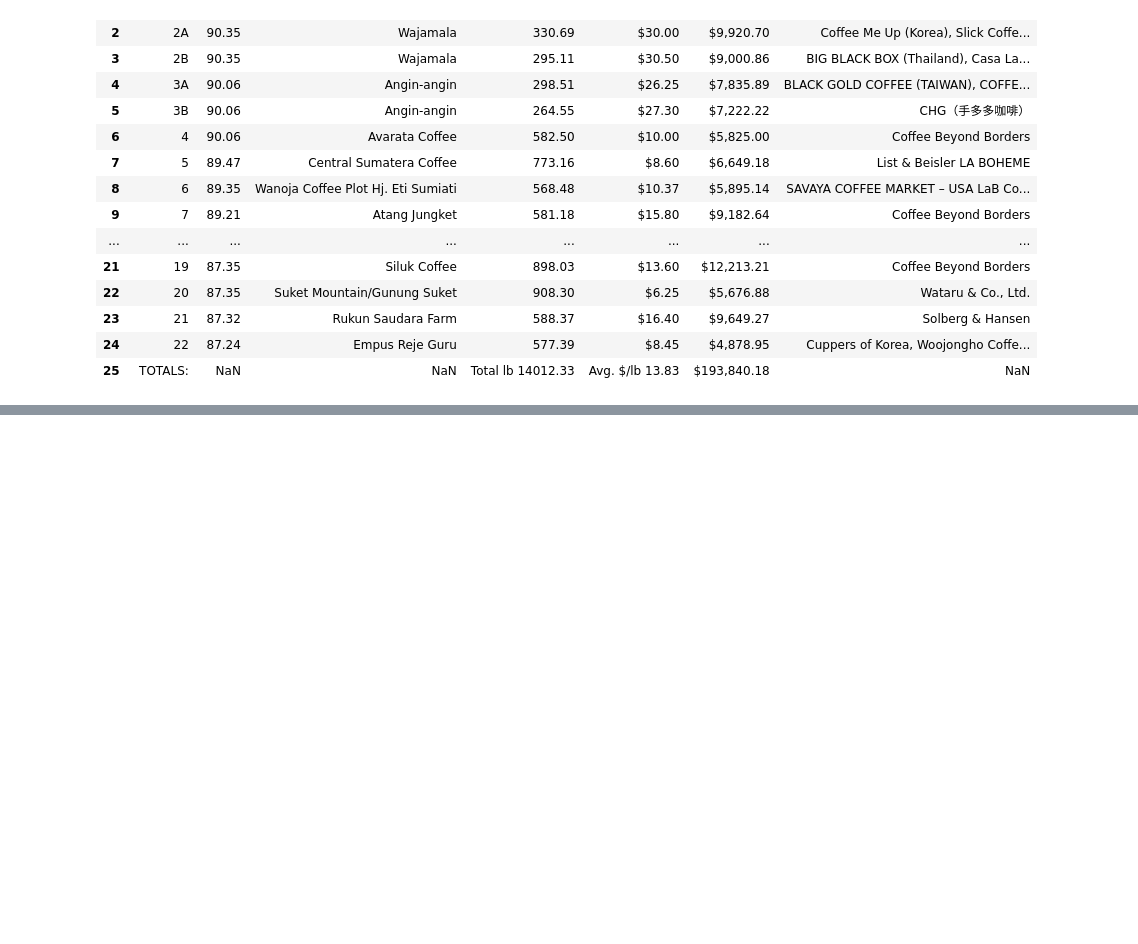
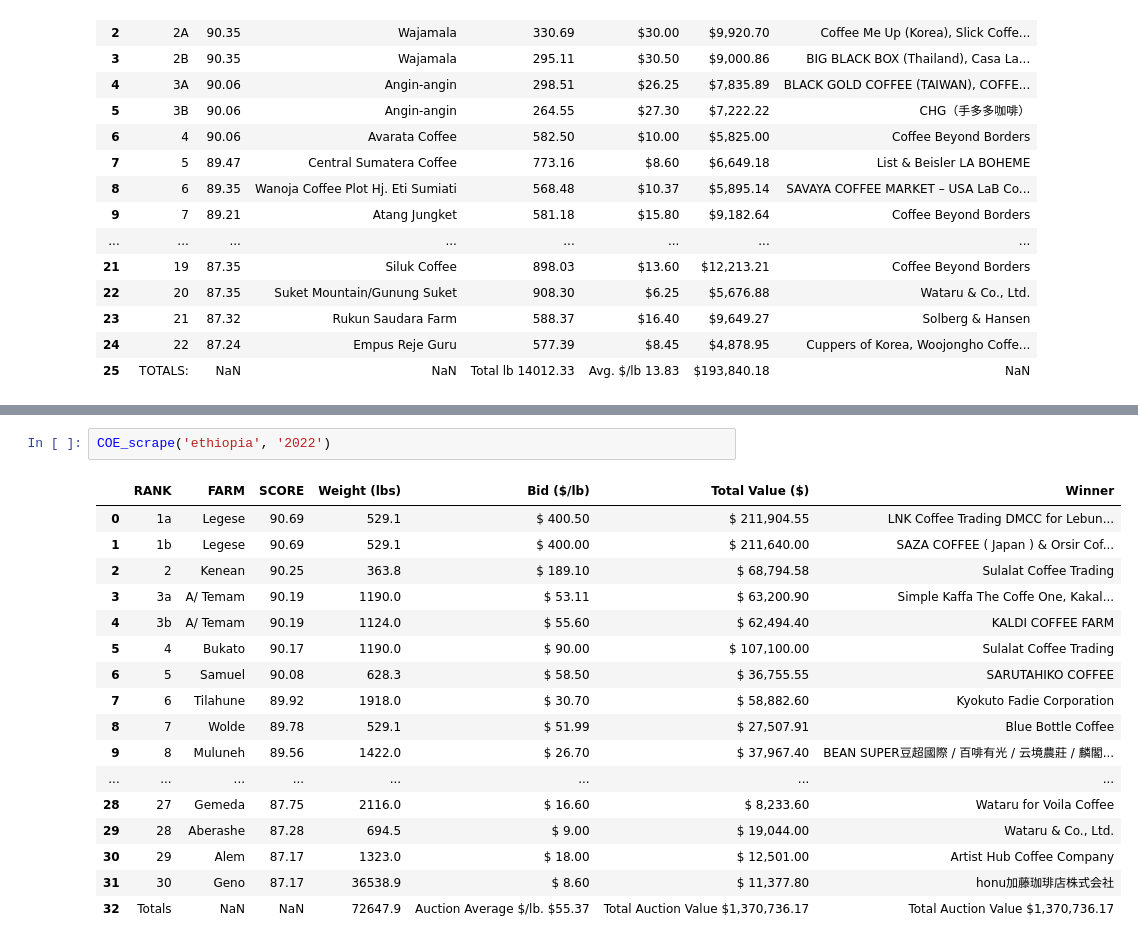
Before and after one commit to anggoro-bimo/indonesia-coe, a Jupyter notebook: notebooks/02. data_collecting.ipynb, the cells around one changed output, grey strips where cells are left out. Cells and saved outputs as stored; diff of their text form; blank space fills up the shorter version.

```diff
--- a/notebooks/02. data_collecting.ipynb
+++ b/notebooks/02. data_collecting.ipynb
@@ -41,0 +92,20 @@ COE_scrape('indonesia', '2023')
+# %%
+COE_scrape('ethiopia', '2022')
+# %% [output]
+|  | RANK | FARM | SCORE | Weight (lbs) | Bid ($/lb) | Total Value ($) | Winner |
+| 0 | 1a | Legese | 90.69 | 529.1 | $ 400.50 | $ 211,904.55 | LNK Coffee Trading DMCC for Lebun... |
+| 1 | 1b | Legese | 90.69 | 529.1 | $ 400.00 | $ 211,640.00 | SAZA COFFEE ( Japan ) & Orsir Cof... |
+| 2 | 2 | Kenean | 90.25 | 363.8 | $ 189.10 | $ 68,794.58 | Sulalat Coffee Trading |
+| 3 | 3a | A/ Temam | 90.19 | 1190.0 | $ 53.11 | $ 63,200.90 | Simple Kaffa The Coffe One, Kakal... |
+| 4 | 3b | A/ Temam | 90.19 | 1124.0 | $ 55.60 | $ 62,494.40 | KALDI COFFEE FARM |
+| 5 | 4 | Bukato | 90.17 | 1190.0 | $ 90.00 | $ 107,100.00 | Sulalat Coffee Trading |
+| 6 | 5 | Samuel | 90.08 | 628.3 | $ 58.50 | $ 36,755.55 | SARUTAHIKO COFFEE |
+| 7 | 6 | Tilahune | 89.92 | 1918.0 | $ 30.70 | $ 58,882.60 | Kyokuto Fadie Corporation |
+| 8 | 7 | Wolde | 89.78 | 529.1 | $ 51.99 | $ 27,507.91 | Blue Bottle Coffee |
+| 9 | 8 | Muluneh | 89.56 | 1422.0 | $ 26.70 | $ 37,967.40 | BEAN SUPER豆超國際 / 百啡有光 / 云境農莊 / 麟閣... |
+| ... | ... | ... | ... | ... | ... | ... | ... |
+| 28 | 27 | Gemeda | 87.75 | 2116.0 | $ 16.60 | $ 8,233.60 | Wataru for Voila Coffee |
+| 29 | 28 | Aberashe | 87.28 | 694.5 | $ 9.00 | $ 19,044.00 | Wataru & Co., Ltd. |
+| 30 | 29 | Alem | 87.17 | 1323.0 | $ 18.00 | $ 12,501.00 | Artist Hub Coffee Company |
+| 31 | 30 | Geno | 87.17 | 36538.9 | $ 8.60 | $ 11,377.80 | honu加藤珈琲店株式会社 |
+| 32 | Totals | NaN | NaN | 72647.9 | Auction Average $/lb. $55.37 | Total Auction Value $1,370,736.17 | Total Auction Value $1,370,736.17 |
```
Also changed, not shown: parts of 4 cells of this notebook.
